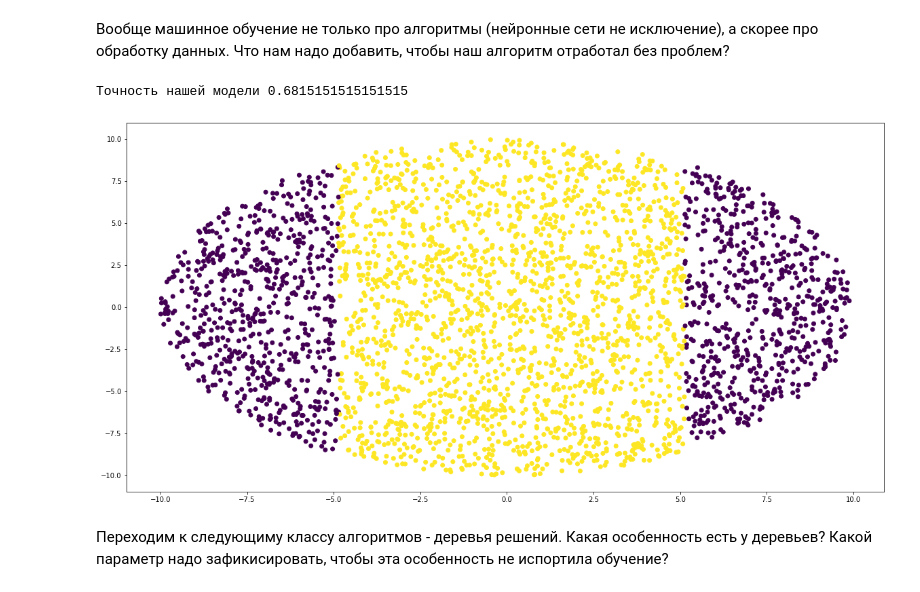
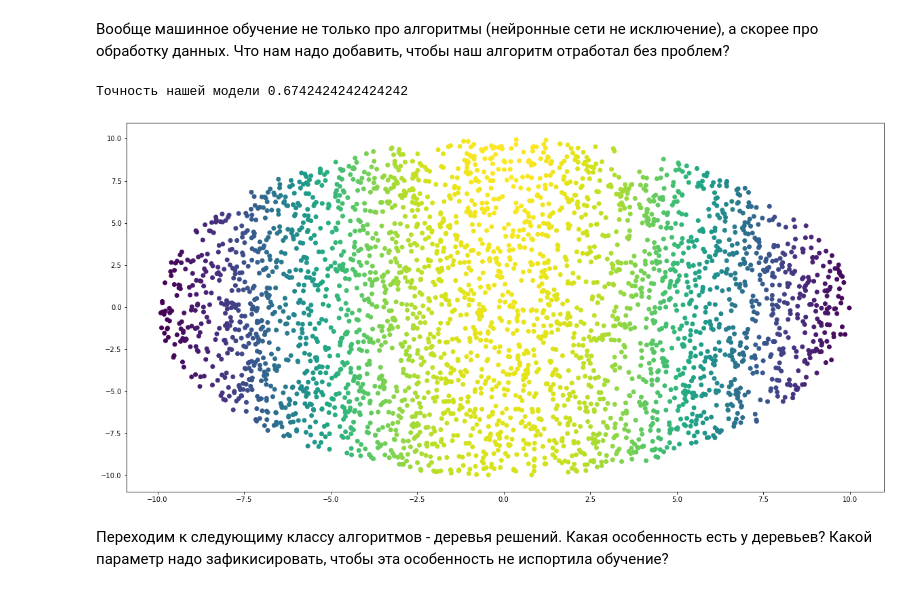
Before and after one commit to fortvivlan/DL_HSE_homeworks, a Jupyter notebook: hw_1/sem1_my_first_neural_network.ipynb, the cells around one changed output. Cells and saved outputs as stored; diff of their text form; code cells hidden in the pictures.

```diff
--- a/hw_1/sem1_my_first_neural_network.ipynb
+++ b/hw_1/sem1_my_first_neural_network.ipynb
@@ -79,30 +79,30 @@ plt.show()
 # %%
 # Повторяем наш код, только с новыми фичами - смотрим на магию
 df_new = df.copy()
 
 #########################################
 # ваш код для фичей и новой модели
 
 df_new['new_feature_1'] = df_new['x1'].apply(lambda x: x ** 2) # типа нелинейности немношк
 
 X_train_new, X_test_new, y_train_new, y_test_new = train_test_split(df_new[['x1', 'x2', 'new_feature_1']],
                                                                     df_new['y'], test_size = 0.33)
 
 logreg = LogisticRegression()
 logreg.fit(X_train_new, y_train_new)
 predict_logit = logreg.predict(X_test_new)
-predict_log_proba = [np.argmax(x) for x in logreg.predict_proba(X_test_new)]
+predict_log_proba = logreg.predict_proba(X_test_new)[:, 1]
 
 #########################################
 
 print(f'Точность нашей модели {accuracy_score(predict_logit,y_test_new)}')
 
 plt.figure(figsize=(20, 10))
 plt.scatter(X_test_new['x1'], X_test_new['x2'], c = predict_log_proba)
 plt.show()
 # %% [output]
-Точность нашей модели 0.6815151515151515
+Точность нашей модели 0.6742424242424242
-[figure, old version]
+[figure, new version]
 # %% [markdown]
 Переходим к следующиму классу алгоритмов - деревья решений. Какая особенность есть у деревьев? Какой параметр надо зафикисировать, чтобы эта особенность не испортила обучение?
 # %% [markdown]
```
Also changed, not shown: parts of 18 cells of this notebook.
